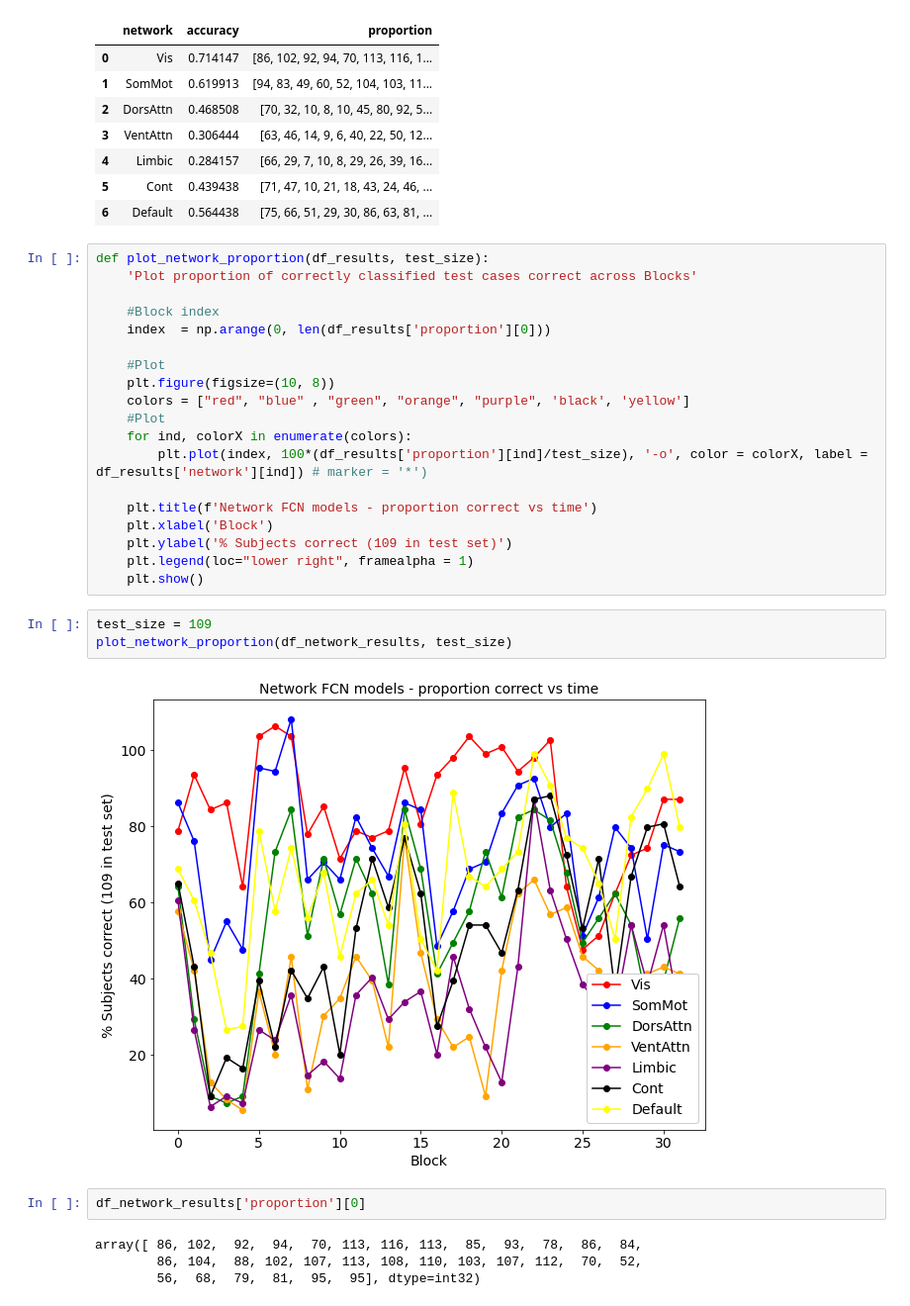
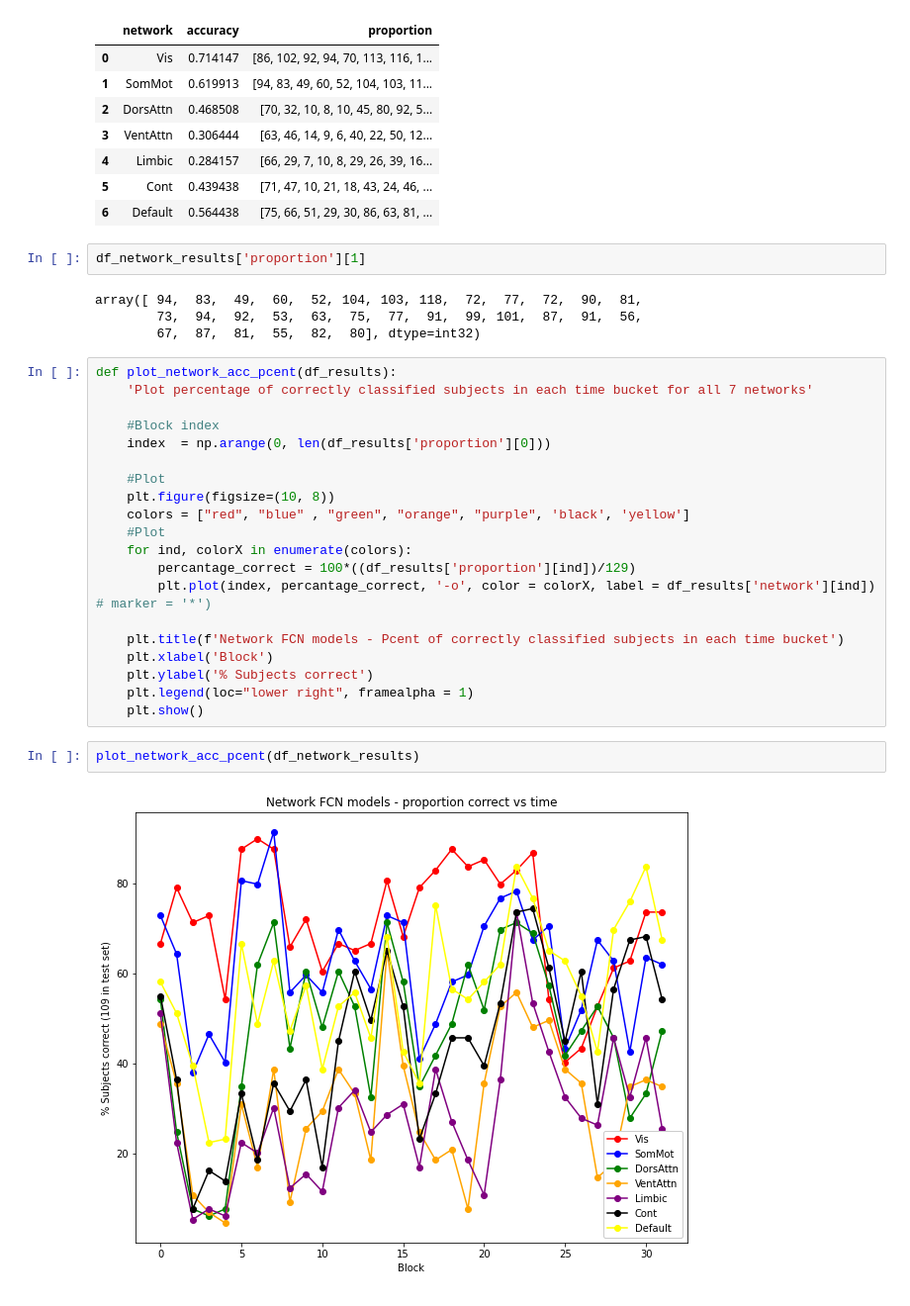
Before and after one commit to hanmacrad2/FCNs_GCNs_classify_fmri, a Jupyter notebook: Results_plot.ipynb, the cells around one changed output. Shown: that part at 99% size. Cells and saved outputs as stored; diff of their text form.

Commit message:
Plot percentage of correctly classified subjects in each time bucket for all 7 networks - fixed

```diff
--- a/Results_plot.ipynb
+++ b/Results_plot.ipynb
@@ -205,9 +205,15 @@ df_network_results.head(10)
 | 4 | Limbic | 0.284157 | [66, 29, 7, 10, 8, 29, 26, 39, 16... |
 | 5 | Cont | 0.439438 | [71, 47, 10, 21, 18, 43, 24, 46, ... |
 | 6 | Default | 0.564438 | [75, 66, 51, 29, 30, 86, 63, 81, ... |
+# %%
+df_network_results['proportion'][1]
+# %% [output]
+array([ 94,  83,  49,  60,  52, 104, 103, 118,  72,  77,  72,  90,  81,
+        73,  94,  92,  53,  63,  75,  77,  91,  99, 101,  87,  91,  56,
+        67,  87,  81,  55,  82,  80], dtype=int32)
 # %%
-def plot_network_proportion(df_results, test_size):
-    'Plot proportion of correctly classified test cases correct across Blocks'
+def plot_network_acc_pcent(df_results):
+    'Plot percentage of correctly classified subjects in each time bucket for all 7 networks'
 
     #Block index
     index  = np.arange(0, len(df_results['proportion'][0]))
@@ -217,21 +223,15 @@ def plot_network_proportion(df_results, test_size):
     colors = ["red", "blue" , "green", "orange", "purple", 'black', 'yellow']
     #Plot
     for ind, colorX in enumerate(colors):
-        plt.plot(index, 100*(df_results['proportion'][ind]/test_size), '-o', color = colorX, label = df_results['network'][ind]) # marker = '*')
+        percantage_correct = 100*((df_results['proportion'][ind])/129)
+        plt.plot(index, percantage_correct, '-o', color = colorX, label = df_results['network'][ind]) # marker = '*')
 
-    plt.title(f'Network FCN models - proportion correct vs time')
+    plt.title(f'Network FCN models - Pcent of correctly classified subjects in each time bucket')
     plt.xlabel('Block')
-    plt.ylabel('% Subjects correct (109 in test set)')
+    plt.ylabel('% Subjects correct')
     plt.legend(loc="lower right", framealpha = 1)
     plt.show()
-# %%
-test_size = 109
-plot_network_proportion(df_network_results, test_size)
-# %% [output]
-[figure, removed]
-# %%
-df_network_results['proportion'][0]
-# %% [output]
-array([ 86, 102,  92,  94,  70, 113, 116, 113,  85,  93,  78,  86,  84,
-        86, 104,  88, 102, 107, 113, 108, 110, 103, 107, 112,  70,  52,
-        56,  68,  79,  81,  95,  95], dtype=int32)
+# %%
+plot_network_acc_pcent(df_network_results)
+# %% [output]
+[figure, added]
```
Also changed, not shown: 1 other file.
